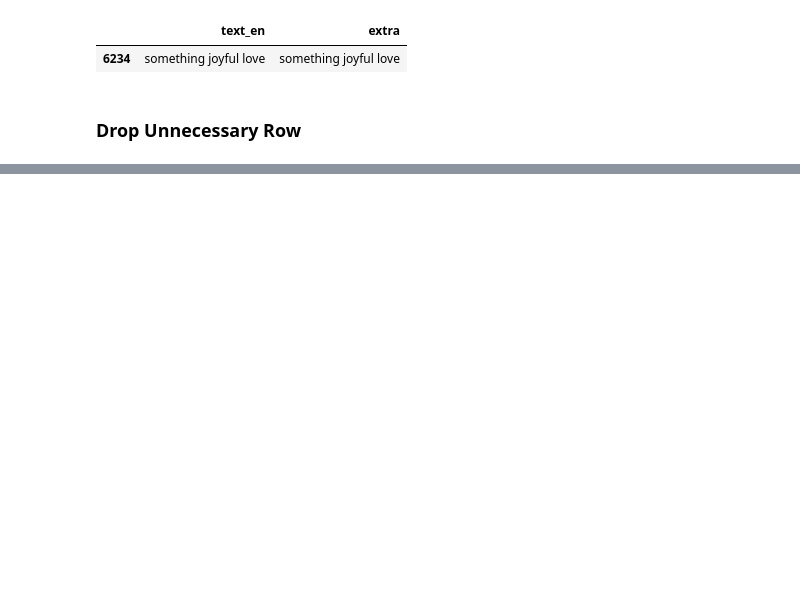
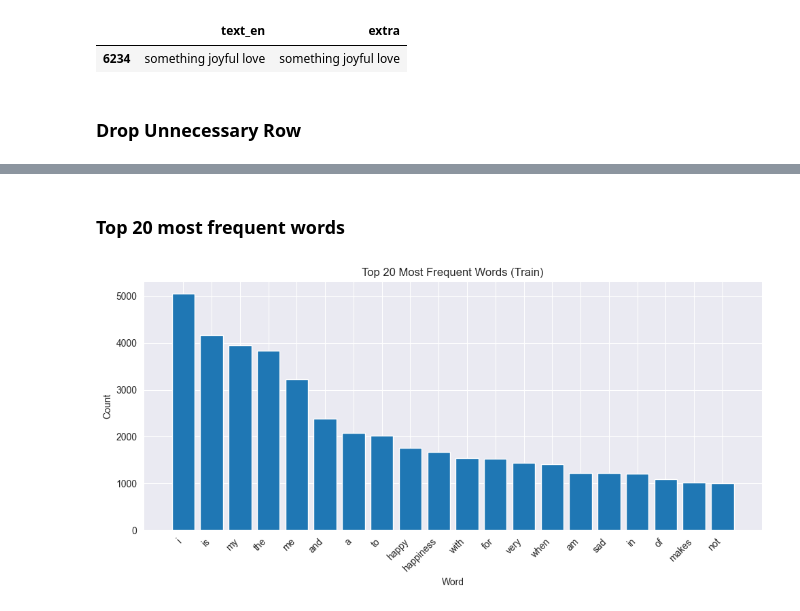
Before and after one commit to sanidavidanagama/DSGP15_Project, a Jupyter notebook: ml-models/education/notebooks/education_eda.ipynb, the cells around one changed output, grey strips where cells are left out. Saved outputs shown, nothing was run; the diff lists cells and outputs as text; code cells hidden in the pictures; blank space fills up the shorter version.

```diff
--- a/ml-models/education/notebooks/education_eda.ipynb
+++ b/ml-models/education/notebooks/education_eda.ipynb
@@ -185,0 +316,6 @@ test_df.head()
+# %%
+all_words = " ".join(train_df['text_en']).lower().split()
+
+vocab = Counter(all_words)
+
+len(vocab)
@@ -185,0 +335,17 @@ test_df.head()
+# %% [markdown]
+### Top 20 most frequent words
+# %%
+top = vocab.most_common(20)
+top_words = [w for w, c in top]
+top_counts = [c for w, c in top]
+
+plt.figure(figsize=(10,5))
+plt.bar(top_words, top_counts)
+plt.xticks(rotation=45, ha="right")
+plt.title("Top 20 Most Frequent Words (Train)")
+plt.xlabel("Word")
+plt.ylabel("Count")
+plt.tight_layout()
+plt.show()
+# %% [output]
+[figure, added]
```
Also changed, not shown: parts of 47 cells of this notebook.
